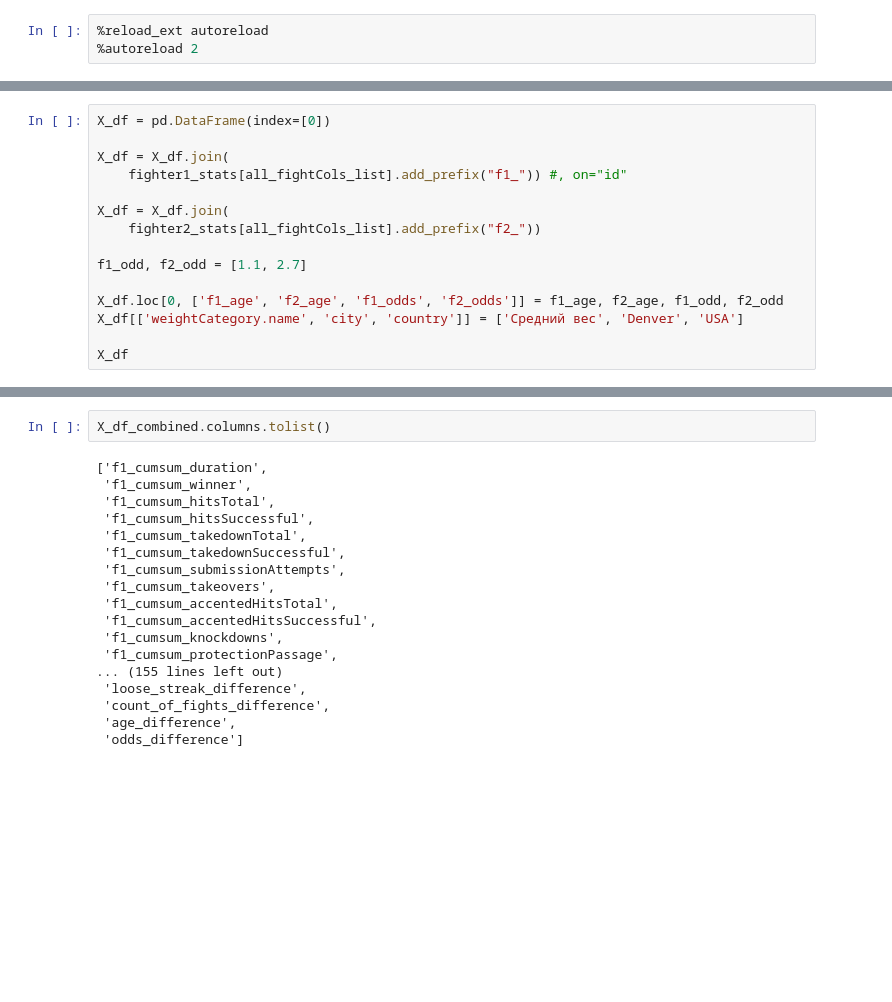
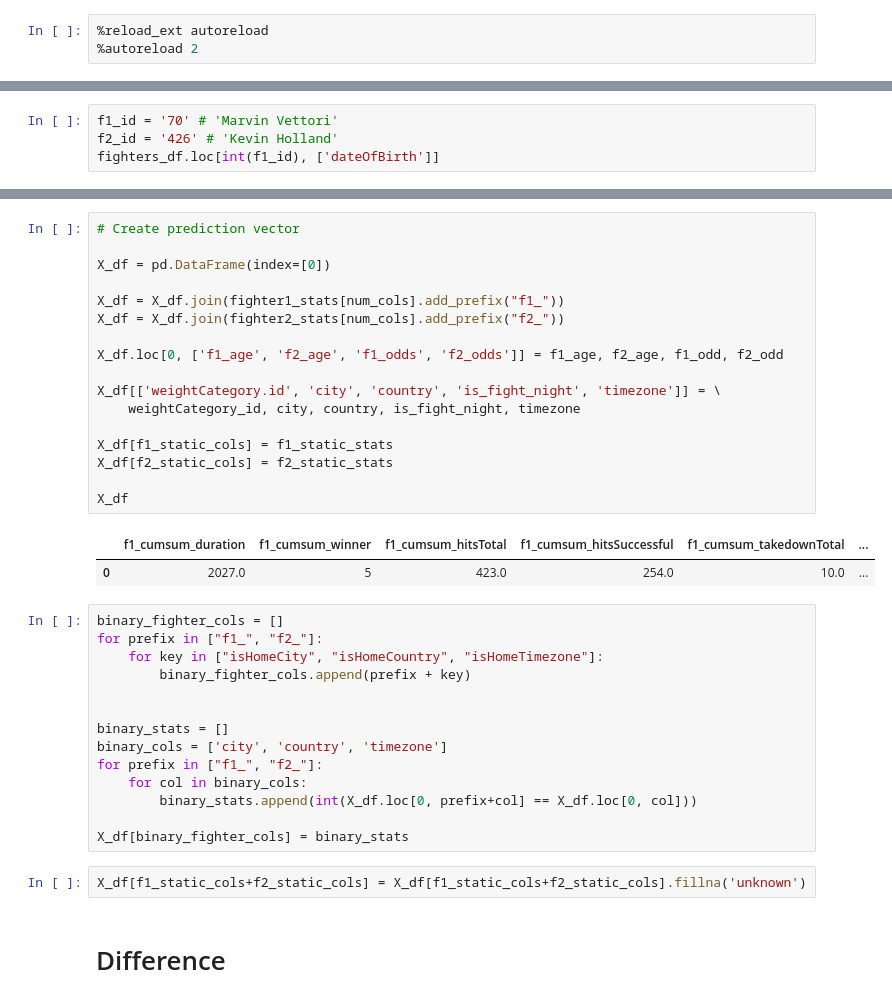
Before and after one commit to NikolayTV/UFC_3.0, a Jupyter notebook: Notebooks/Catboost_v1_0/3.Model inference.ipynb, the cells around one changed output, grey strips where cells are left out. Cells and saved outputs as stored; diff of their text form; blank space fills up the shorter version.

```diff
--- a/Notebooks/Catboost_v1_0/3.Model inference.ipynb
+++ b/Notebooks/Catboost_v1_0/3.Model inference.ipynb
@@ -78,0 +58,4 @@ all_fightCols_list = all_new_cols['new_cumsum_colnames']+all_new_cols['new_accur
+# %%
+f1_id = '70' # 'Marvin Vettori'
+f2_id = '426' # 'Kevin Holland'
+fighters_df.loc[int(f1_id), ['dateOfBirth']]
@@ -106,15 +92,0 @@ fighter2_stats
-# %%
-X_df = pd.DataFrame(index=[0])
-
-X_df = X_df.join(
-    fighter1_stats[all_fightCols_list].add_prefix("f1_")) #, on="id"
-
-X_df = X_df.join(
-    fighter2_stats[all_fightCols_list].add_prefix("f2_"))
-
-f1_odd, f2_odd = [1.1, 2.7]
-
-X_df.loc[0, ['f1_age', 'f2_age', 'f1_odds', 'f2_odds']] = f1_age, f2_age, f1_odd, f2_odd
-X_df[['weightCategory.name', 'city', 'country']] = ['Средний вес', 'Denver', 'USA']
-
-X_df
@@ -142,20 +93,38 @@ KeyError: "None of [Index(['cumsum_duration', 'cumsum_winner', 'cumsum_hitsTotal
-# %%
-X_df_combined.columns.tolist()
-# %% [output]
-['f1_cumsum_duration',
- 'f1_cumsum_winner',
- 'f1_cumsum_hitsTotal',
- 'f1_cumsum_hitsSuccessful',
- 'f1_cumsum_takedownTotal',
- 'f1_cumsum_takedownSuccessful',
- 'f1_cumsum_submissionAttempts',
- 'f1_cumsum_takeovers',
- 'f1_cumsum_accentedHitsTotal',
- 'f1_cumsum_accentedHitsSuccessful',
- 'f1_cumsum_knockdowns',
- 'f1_cumsum_protectionPassage',
-... (155 lines left out)
- 'loose_streak_difference',
- 'count_of_fights_difference',
- 'age_difference',
- 'odds_difference']
+# %%
+# Create prediction vector
+
+X_df = pd.DataFrame(index=[0])
+
+X_df = X_df.join(fighter1_stats[num_cols].add_prefix("f1_"))
+X_df = X_df.join(fighter2_stats[num_cols].add_prefix("f2_"))
+
+X_df.loc[0, ['f1_age', 'f2_age', 'f1_odds', 'f2_odds']] = f1_age, f2_age, f1_odd, f2_odd
+
+X_df[['weightCategory.id', 'city', 'country', 'is_fight_night', 'timezone']] = \
+    weightCategory_id, city, country, is_fight_night, timezone
+
+X_df[f1_static_cols] = f1_static_stats
+X_df[f2_static_cols] = f2_static_stats
+
+X_df
+# %% [output]
+|  | f1_cumsum_duration | f1_cumsum_winner | f1_cumsum_hitsTotal | f1_cumsum_hitsSuccessful | f1_cumsum_takedownTotal | ... |
+| 0 | 2027.0 | 5 | 423.0 | 254.0 | 10.0 | ... |
+# %%
+binary_fighter_cols = []
+for prefix in ["f1_", "f2_"]:
+    for key in ["isHomeCity", "isHomeCountry", "isHomeTimezone"]:
+        binary_fighter_cols.append(prefix + key)
+
+
+binary_stats = []
+binary_cols = ['city', 'country', 'timezone']
+for prefix in ["f1_", "f2_"]:
+    for col in binary_cols:
+        binary_stats.append(int(X_df.loc[0, prefix+col] == X_df.loc[0, col]))
+
+X_df[binary_fighter_cols] = binary_stats
+# %%
+X_df[f1_static_cols+f2_static_cols] = X_df[f1_static_cols+f2_static_cols].fillna('unknown')
+# %% [markdown]
+# Difference
```
Also changed, not shown: parts of 17 cells of this notebook, 21 other files.
